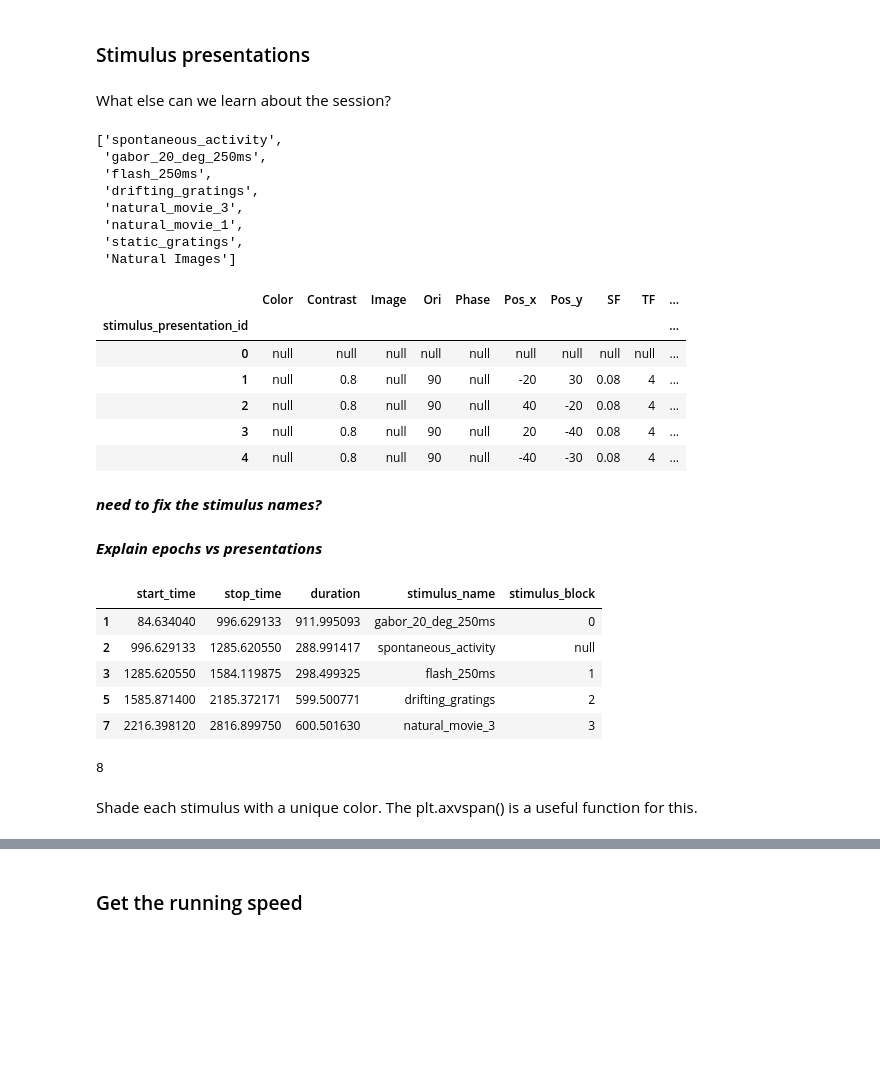
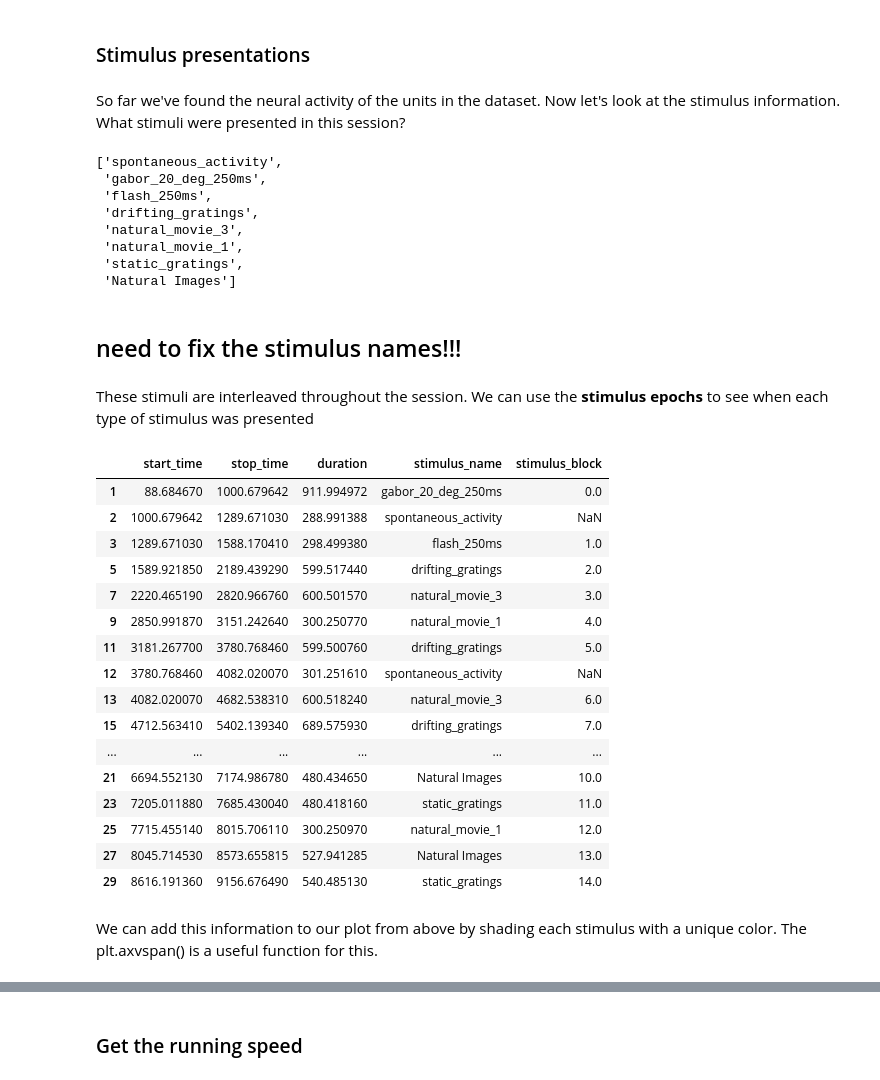
Before and after one commit to AllenInstitute/SWDB_2019, a Jupyter notebook: DynamicBrain/Neuropixels_walkthrough.ipynb, the cells around one changed output, grey strips where cells are left out. Cells and saved outputs as stored; diff of their text form; code cells hidden in the pictures; blank space fills up the shorter version.

```diff
--- a/DynamicBrain/Neuropixels_walkthrough.ipynb
+++ b/DynamicBrain/Neuropixels_walkthrough.ipynb
@@ -11,7 +11,9 @@ from allensdk.brain_observatory.ecephys import ecephys_session
 # fix slow autocomplete
 %config Completer.use_jedi = False
 # %%
-manifest_path = os.path.join('/local1/storage/allensdk_cache/example_ecephys_project_cache', 'manifest.json')
+# manifest_path = os.path.join('/local1/storage/allensdk_cache/example_ecephys_project_cache', 'manifest.json')
+manifest_path = r'/Volumes/Brain2018/Neuropixels/manifest.json'
+# manifest_path = r'/Volumes/aibs/informatics/nileg/swdb_ecephys/_cache_dir/manifest.json'
 
 # manifest_path = os.path.join(
 #     "/",
@@ -107,0 +151,3 @@ session = cache.get_session_data(session_id)
+# %%
+session_id = sessions[(sessions.unit_count>2000)].index[0]
+print(session_id)
@@ -205,7 +316,7 @@ for i in range(100):
 # %% [markdown]
 ### Stimulus presentations
-# %% [markdown]
-What else can we learn about the session?
+# %% [markdown]
+So far we've found the neural activity of the units in the dataset. Now let's look at the stimulus information. What stimuli were presented in this session?
 # %%
 session.stimulus_names
 # %% [output]
@@ -217,18 +328,5 @@ session.stimulus_names
  'natural_movie_1',
  'static_gratings',
  'Natural Images']
-# %%
-stim_pres = session.stimulus_presentations
-stim_pres.head()
-# %% [output]
-|  | Color | Contrast | Image | Ori | Phase | Pos_x | Pos_y | SF | TF | ... |
-| stimulus_presentation_id |  |  |  |  |  |  |  |  |  | ... |
-| 0 | null | null | null | null | null | null | null | null | null | ... |
-| 1 | null | 0.8 | null | 90 | null | -20 | 30 | 0.08 | 4 | ... |
-| 2 | null | 0.8 | null | 90 | null | 40 | -20 | 0.08 | 4 | ... |
-| 3 | null | 0.8 | null | 90 | null | 20 | -40 | 0.08 | 4 | ... |
-| 4 | null | 0.8 | null | 90 | null | -40 | -30 | 0.08 | 4 | ... |
 # %% [markdown]
-***need to fix the stimulus names?***
+## need to fix the stimulus names!!!
-# %% [markdown]
-***Explain epochs vs presentations***
@@ -237,18 +333,27 @@ stim_pres.head()
+# %% [markdown]
+These stimuli are interleaved throughout the session. We can use the <b>stimulus epochs</b> to see when each type of stimulus was presented
 # %%
 stimulus_epochs = session.get_stimulus_epochs()
-stimulus_epochs.head()
+stimulus_epochs
 # %% [output]
 |  | start_time | stop_time | duration | stimulus_name | stimulus_block |
-| 1 | 84.634040 | 996.629133 | 911.995093 | gabor_20_deg_250ms | 0 |
-| 2 | 996.629133 | 1285.620550 | 288.991417 | spontaneous_activity | null |
-| 3 | 1285.620550 | 1584.119875 | 298.499325 | flash_250ms | 1 |
-| 5 | 1585.871400 | 2185.372171 | 599.500771 | drifting_gratings | 2 |
-| 7 | 2216.398120 | 2816.899750 | 600.501630 | natural_movie_3 | 3 |
+| 1 | 88.684670 | 1000.679642 | 911.994972 | gabor_20_deg_250ms | 0.0 |
+| 2 | 1000.679642 | 1289.671030 | 288.991388 | spontaneous_activity | NaN |
+| 3 | 1289.671030 | 1588.170410 | 298.499380 | flash_250ms | 1.0 |
+| 5 | 1589.921850 | 2189.439290 | 599.517440 | drifting_gratings | 2.0 |
+| 7 | 2220.465190 | 2820.966760 | 600.501570 | natural_movie_3 | 3.0 |
+| 9 | 2850.991870 | 3151.242640 | 300.250770 | natural_movie_1 | 4.0 |
+| 11 | 3181.267700 | 3780.768460 | 599.500760 | drifting_gratings | 5.0 |
+| 12 | 3780.768460 | 4082.020070 | 301.251610 | spontaneous_activity | NaN |
+| 13 | 4082.020070 | 4682.538310 | 600.518240 | natural_movie_3 | 6.0 |
+| 15 | 4712.563410 | 5402.139340 | 689.575930 | drifting_gratings | 7.0 |
+| ... | ... | ... | ... | ... | ... |
+| 21 | 6694.552130 | 7174.986780 | 480.434650 | Natural Images | 10.0 |
+| 23 | 7205.011880 | 7685.430040 | 480.418160 | static_gratings | 11.0 |
+| 25 | 7715.455140 | 8015.706110 | 300.250970 | natural_movie_1 | 12.0 |
+| 27 | 8045.714530 | 8573.655815 | 527.941285 | Natural Images | 13.0 |
+| 29 | 8616.191360 | 9156.676490 | 540.485130 | static_gratings | 14.0 |
-# %%
-len(stimulus_epochs.stimulus_name.unique())
-# %% [output]
-8
 # %% [markdown]
-Shade each stimulus with a unique color. The plt.axvspan() is a useful function for this.
+We can add this information to our plot from above by shading each stimulus with a unique color. The plt.axvspan() is a useful function for this.
 # %%
 plt.figure(figsize=(20,10))
```
Also changed, not shown: parts of 70 cells of this notebook.
